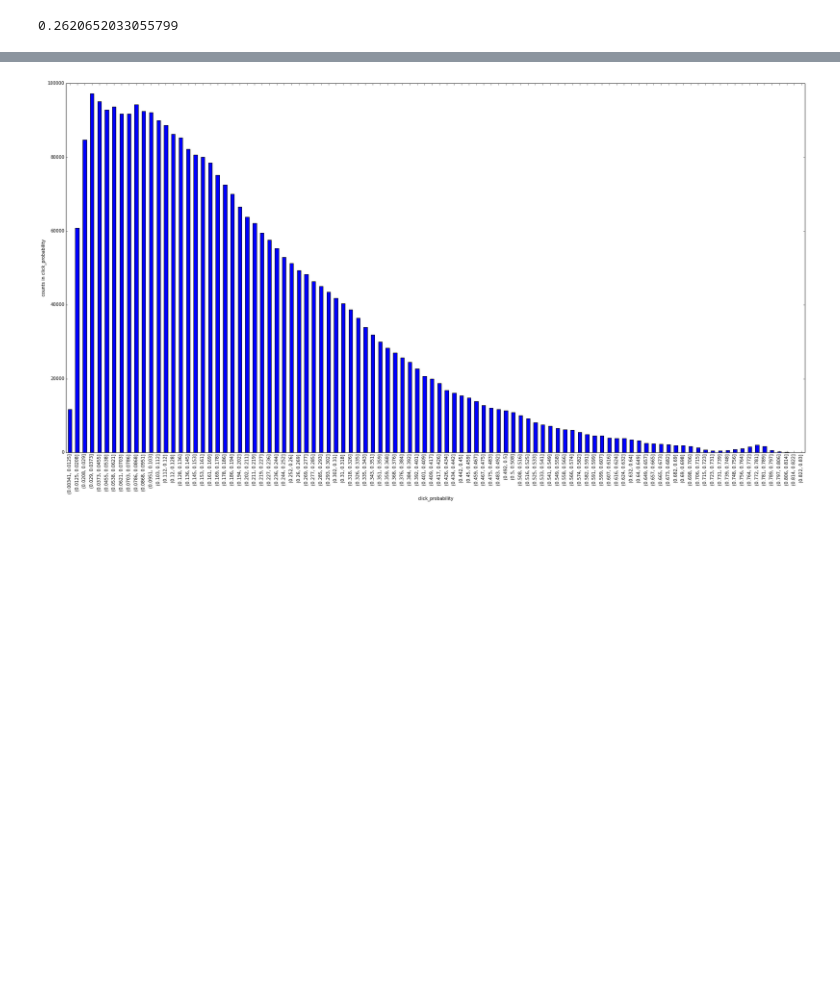
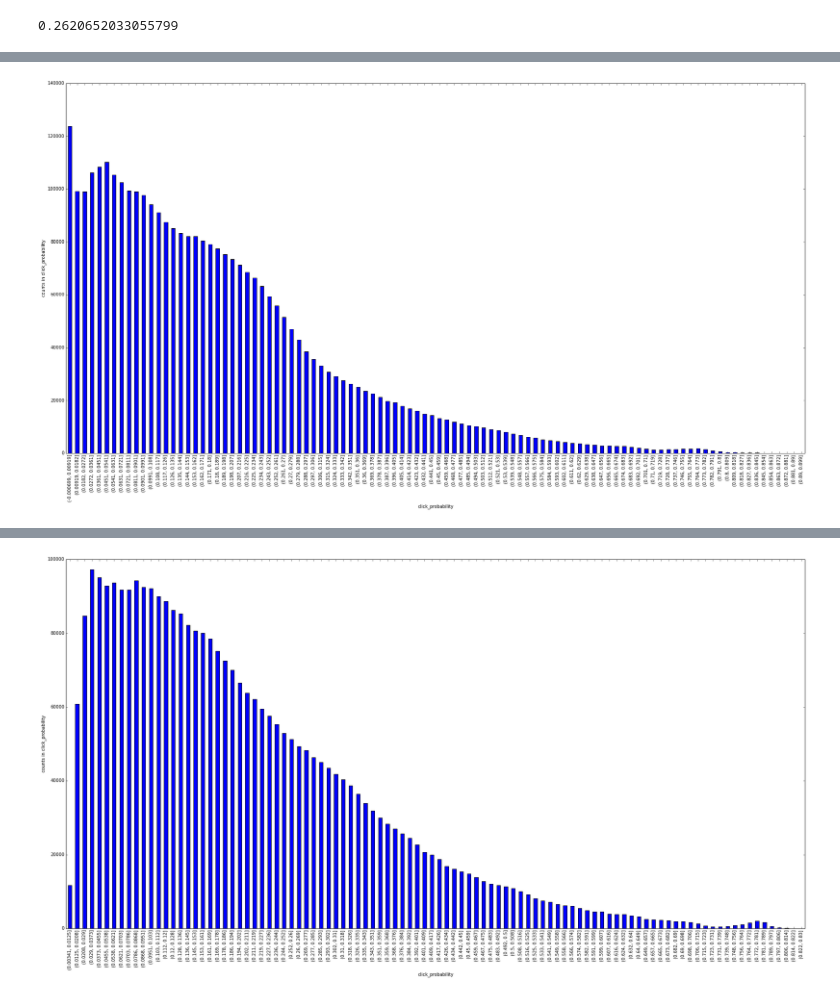
Before and after one commit to kitianFresh/kuaishou, a Jupyter notebook: models/train_test_val_distribution.ipynb, the cells around one changed output, grey strips where cells are left out. Saved outputs shown, nothing was run; the diff lists cells and outputs as text; code cells hidden in the pictures; blank space fills up the shorter version.

```diff
--- a/models/train_test_val_distribution.ipynb
+++ b/models/train_test_val_distribution.ipynb
@@ -6,6 +6,13 @@ import seaborn as sns
 %matplotlib inline
 
 p = sns.color_palette()
+
+import os
+
+USE_SAMPLE = False
+model_path = './sample' if USE_SAMPLE else './data'
+lgbm_path = os.path.join(model_path, 'lgbm')
+catboost_path = os.path.join(model_path, 'catboost')
 # %%
 2.5171267342473382 / (2.5171267342473382+7.087836849232511)
 # %% [output]
@@ -12,0 +24,4 @@ p = sns.color_palette()
+# %%
+sub_catboost_3 = pd.read_csv(os.path.join(catboost_path, 'sub-catboost-3.txt'), sep='\t',
+                             header=None,
+                             names=['user_id', 'photo_id', 'click_probability'])
@@ -58,0 +66,4 @@ plot_data_cut(sub_lgbm_21, 'click_probability', 100)
+# %%
+plot_data_cut(sub_catboost_3, 'click_probability', 100)
+# %% [output]
+[figure, added]
```
Also changed, not shown: parts of 30 cells of this notebook, 5 other files.
